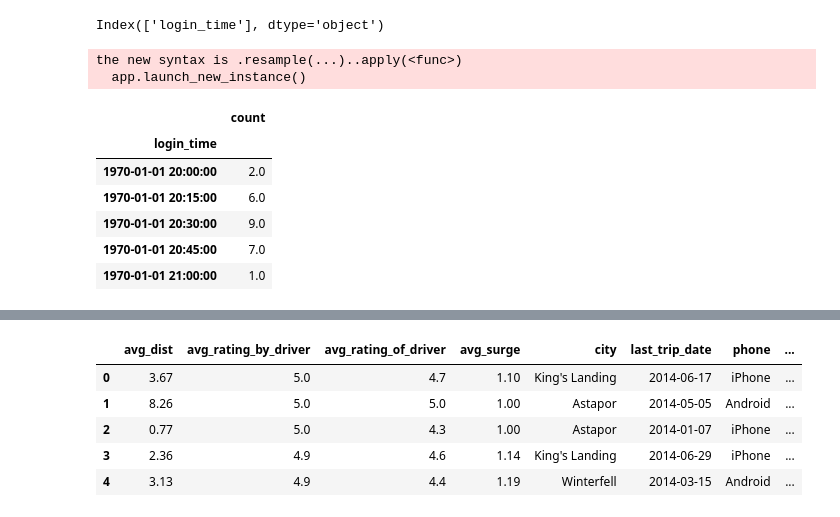
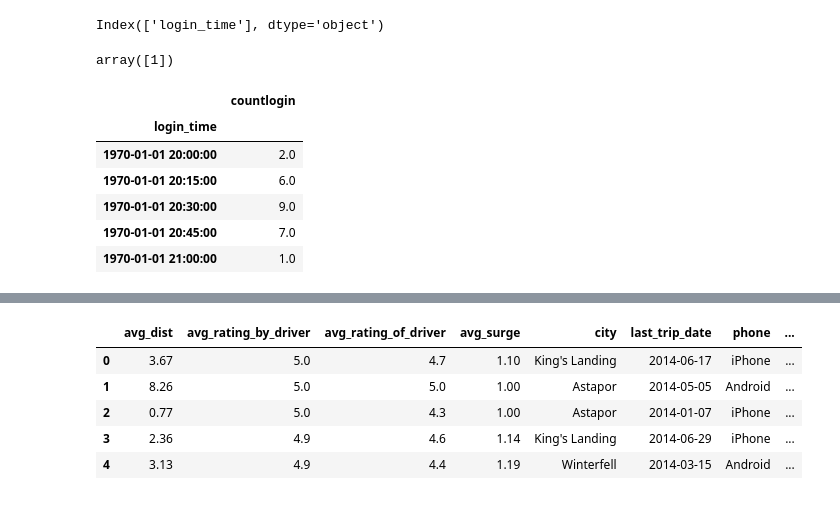
Before and after one commit to chinshaunakdesai/DataScienceWork, a Jupyter notebook: UltimateRideSharing_RiderRetention/MachineLearning/Ultimate_RiderRetention.ipynb, the cells around one changed output, grey strips where cells are left out. Saved outputs shown, nothing was run; the diff lists cells and outputs as text; code cells hidden in the pictures.

```diff
--- a/UltimateRideSharing_RiderRetention/MachineLearning/Ultimate_RiderRetention.ipynb
+++ b/UltimateRideSharing_RiderRetention/MachineLearning/Ultimate_RiderRetention.ipynb
@@ -33,14 +29,8 @@ df2 = dfl
 # %%
-dfl.set_index('login_time', inplace = True)
-dfl['count'] = 1
-dfl.resample('15T', how = sum).head()
+df_time.set_index('login_time', inplace = True)
+df_time['count'] = 1
+#df_time['totalcnt'] = df_time.resample('15T', how = sum)
-# %% [output]
-the new syntax is .resample(...)..apply(<func>)
-  app.launch_new_instance()
-|  | count |
-| login_time |  |
-| 1970-01-01 20:00:00 | 2.0 |
-| 1970-01-01 20:15:00 | 6.0 |
-| 1970-01-01 20:30:00 | 9.0 |
-| 1970-01-01 20:45:00 | 7.0 |
-| 1970-01-01 21:00:00 | 1.0 |
+# %%
+df_time['count'].unique()
+# %% [output]
+array([1])
@@ -46,0 +40,10 @@ the new syntax is .resample(...)..apply(<func>)
+# %%
+fifteen_summary.head()
+# %% [output]
+|  | countlogin |
+| login_time |  |
+| 1970-01-01 20:00:00 | 2.0 |
+| 1970-01-01 20:15:00 | 6.0 |
+| 1970-01-01 20:30:00 | 9.0 |
+| 1970-01-01 20:45:00 | 7.0 |
+| 1970-01-01 21:00:00 | 1.0 |
```
Also changed, not shown: parts of 73 cells of this notebook.
